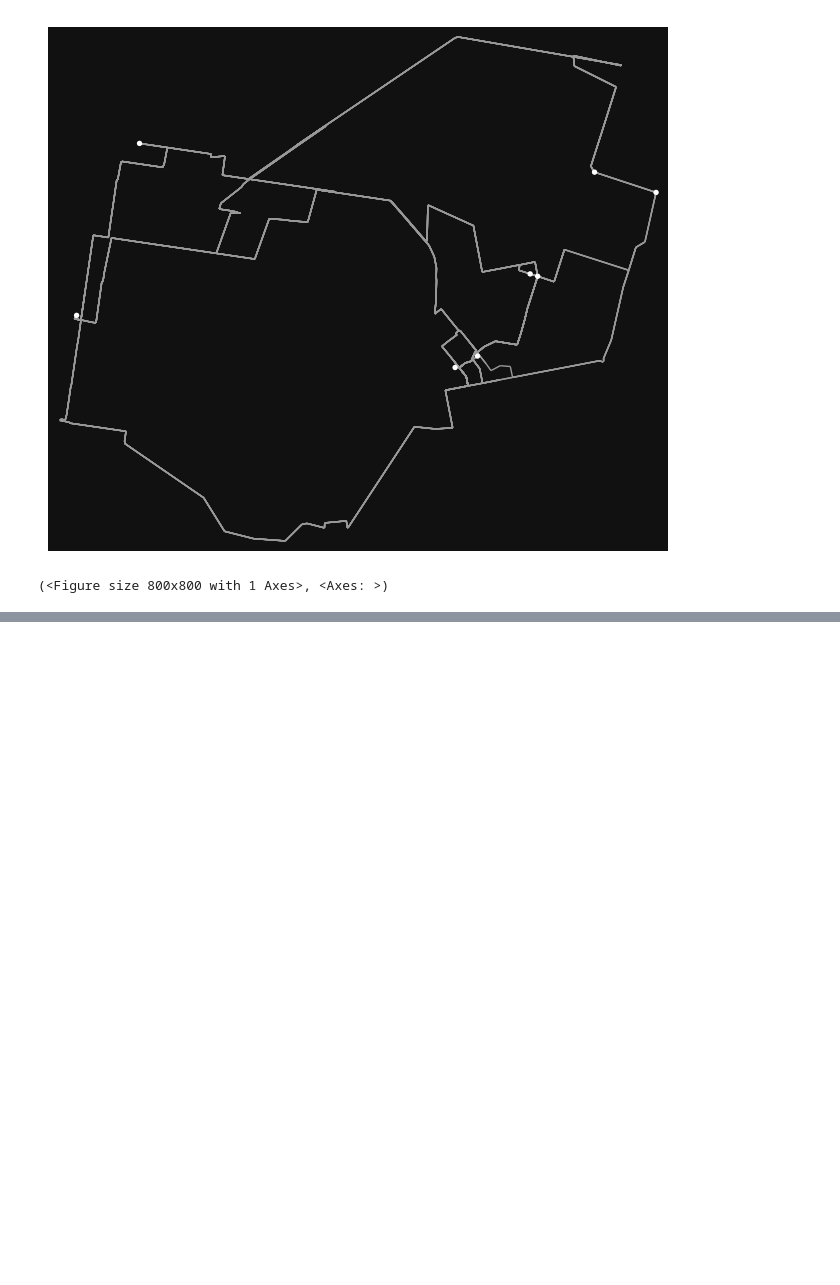
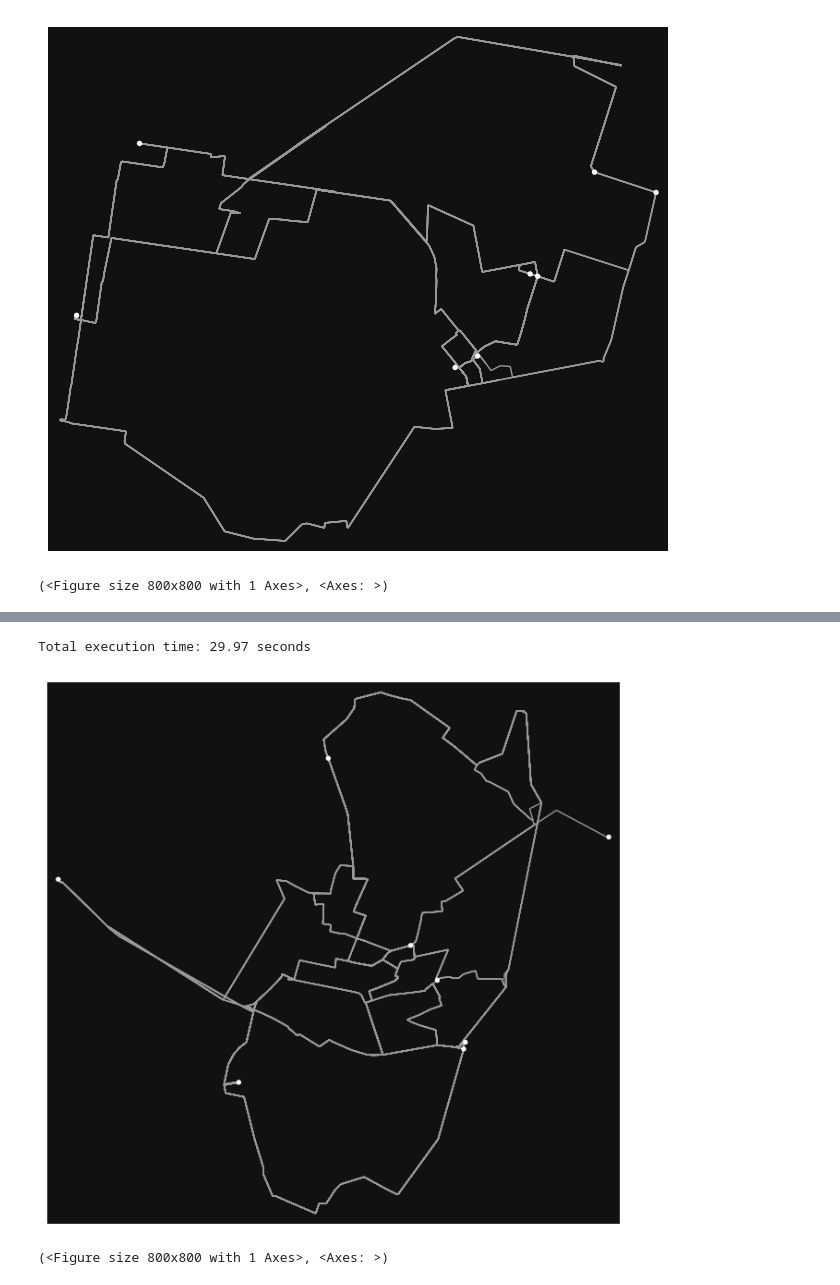
Before and after one commit to SHENRUIJI/MY-TASK-, a Jupyter notebook: one_city_1.ipynb, the cells around one changed output, grey strips where cells are left out. Cells and saved outputs as stored; diff of their text form; code cells hidden in the pictures; blank space fills up the shorter version.

```diff
--- a/one_city_1.ipynb
+++ b/one_city_1.ipynb
@@ -344,0 +334,8 @@ Votkinsk - 沃特金斯克
+# %%
+name_city = 'Kaluga'
+res_24 = result(name_city)
+ox.plot_graph(res_24)
+# %% [output]
+Total execution time: 29.97 seconds
+[figure, added]
+(<Figure size 800x800 with 1 Axes>, <Axes: >)
```
Also changed, not shown: parts of 25 cells of this notebook.
